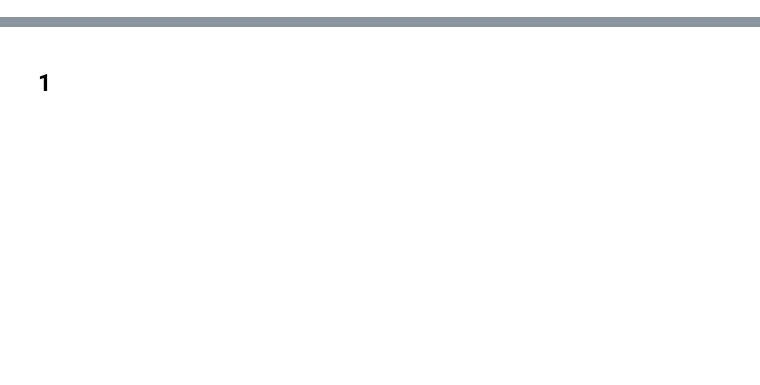
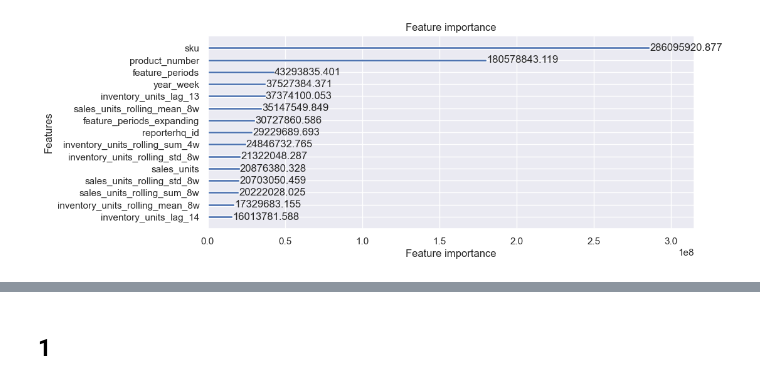
Before and after one commit to giarets/hp_use_case, a Jupyter notebook: kaggle_clean.ipynb, the cells around one changed output, grey strips where cells are left out. Drawn from its saved outputs; the diff is of its cells as text; code cells hidden in the pictures; blank space fills up the shorter version.

```diff
--- a/kaggle_clean.ipynb
+++ b/kaggle_clean.ipynb
@@ -182,0 +163,6 @@ list_skus = X_test["sku"].cat.remove_unused_categories().value_counts().index[:n
+# %%
+# Plot the feature importance based on "gain" (how much each feature improves the model)
+lgb.plot_importance(fc_model.model, importance_type='gain', max_num_features=15, figsize=(10, 4))
+plt.show()
+# %% [output]
+[figure, added]
```
Also changed, not shown: parts of 46 cells of this notebook, 5 other files.
